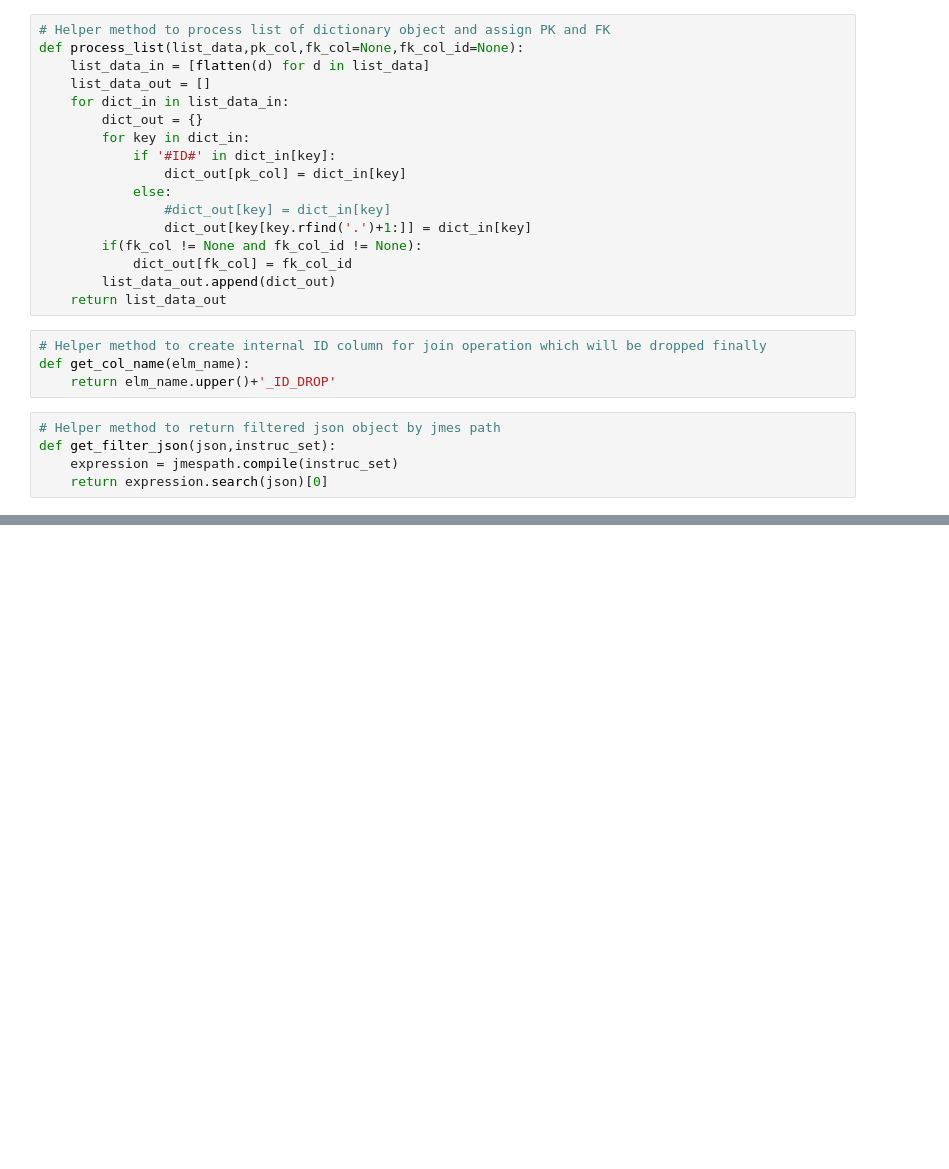
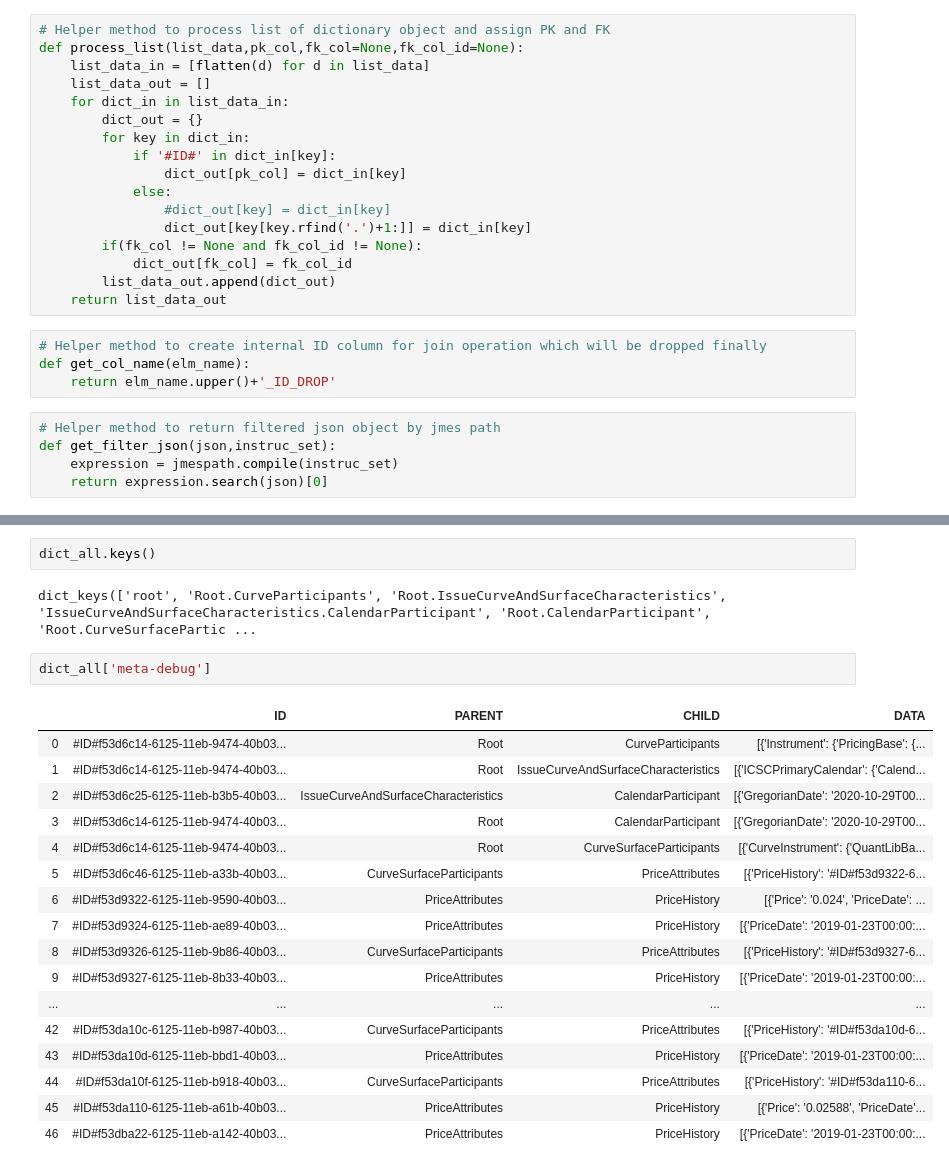
Before and after one commit to amol-tech/Easy_Control, a Jupyter notebook: JupyterNoteBook_Dev/json_to_df.ipynb, the cells around one changed output, grey strips where cells are left out. Drawn from its saved outputs; the diff is of its cells as text; blank space fills up the shorter version.

```diff
--- a/JupyterNoteBook_Dev/json_to_df.ipynb
+++ b/JupyterNoteBook_Dev/json_to_df.ipynb
@@ -153,0 +192,24 @@ df_result
+# %%
+dict_all.keys()
+# %% [output]
+dict_keys(['root', 'Root.CurveParticipants', 'Root.IssueCurveAndSurfaceCharacteristics', 'IssueCurveAndSurfaceCharacteristics.CalendarParticipant', 'Root.CalendarParticipant', 'Root.CurveSurfacePartic ...
+# %%
+dict_all['meta-debug']
+# %% [output]
+|  | ID | PARENT | CHILD | DATA |
+| 0 | #ID#f53d6c14-6125-11eb-9474-40b03... | Root | CurveParticipants | [{'Instrument': {'PricingBase': {... |
+| 1 | #ID#f53d6c14-6125-11eb-9474-40b03... | Root | IssueCurveAndSurfaceCharacteristics | [{'ICSCPrimaryCalendar': {'Calend... |
+| 2 | #ID#f53d6c25-6125-11eb-b3b5-40b03... | IssueCurveAndSurfaceCharacteristics | CalendarParticipant | [{'GregorianDate': '2020-10-29T00... |
+| 3 | #ID#f53d6c14-6125-11eb-9474-40b03... | Root | CalendarParticipant | [{'GregorianDate': '2020-10-29T00... |
+| 4 | #ID#f53d6c14-6125-11eb-9474-40b03... | Root | CurveSurfaceParticipants | [{'CurveInstrument': {'QuantLibBa... |
+| 5 | #ID#f53d6c46-6125-11eb-a33b-40b03... | CurveSurfaceParticipants | PriceAttributes | [{'PriceHistory': '#ID#f53d9322-6... |
+| 6 | #ID#f53d9322-6125-11eb-9590-40b03... | PriceAttributes | PriceHistory | [{'Price': '0.024', 'PriceDate': ... |
+| 7 | #ID#f53d9324-6125-11eb-ae89-40b03... | PriceAttributes | PriceHistory | [{'PriceDate': '2019-01-23T00:00:... |
+| 8 | #ID#f53d9326-6125-11eb-9b86-40b03... | CurveSurfaceParticipants | PriceAttributes | [{'PriceHistory': '#ID#f53d9327-6... |
+| 9 | #ID#f53d9327-6125-11eb-8b33-40b03... | PriceAttributes | PriceHistory | [{'PriceDate': '2019-01-23T00:00:... |
+| ... | ... | ... | ... | ... |
+| 42 | #ID#f53da10c-6125-11eb-b987-40b03... | CurveSurfaceParticipants | PriceAttributes | [{'PriceHistory': '#ID#f53da10d-6... |
+| 43 | #ID#f53da10d-6125-11eb-bbd1-40b03... | PriceAttributes | PriceHistory | [{'PriceDate': '2019-01-23T00:00:... |
+| 44 | #ID#f53da10f-6125-11eb-b918-40b03... | CurveSurfaceParticipants | PriceAttributes | [{'PriceHistory': '#ID#f53da110-6... |
+| 45 | #ID#f53da110-6125-11eb-a61b-40b03... | PriceAttributes | PriceHistory | [{'Price': '0.02588', 'PriceDate'... |
+| 46 | #ID#f53dba22-6125-11eb-a142-40b03... | PriceAttributes | PriceHistory | [{'PriceDate': '2019-01-23T00:00:... |
```
Also changed, not shown: parts of 6 cells of this notebook, 4 other files.
